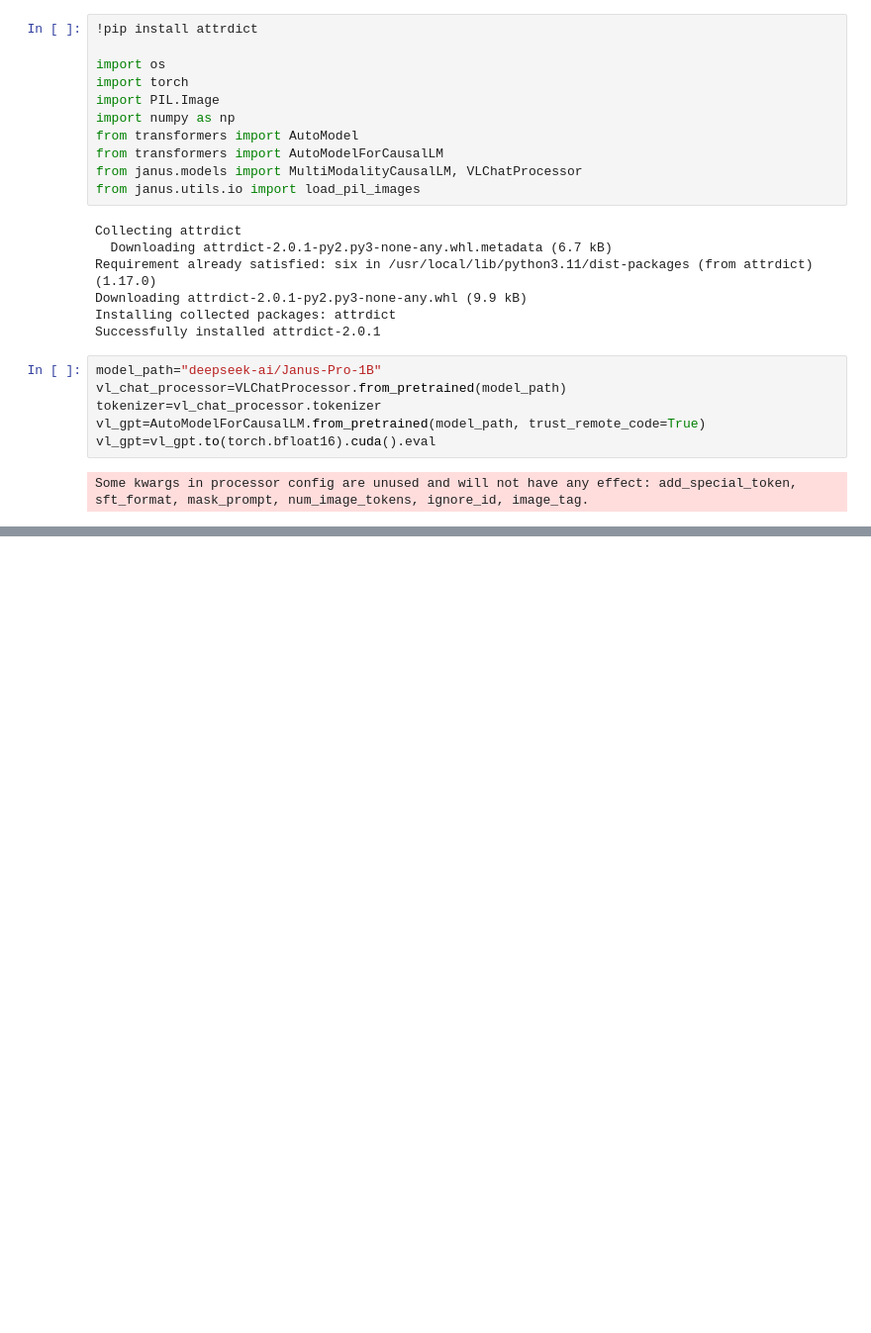
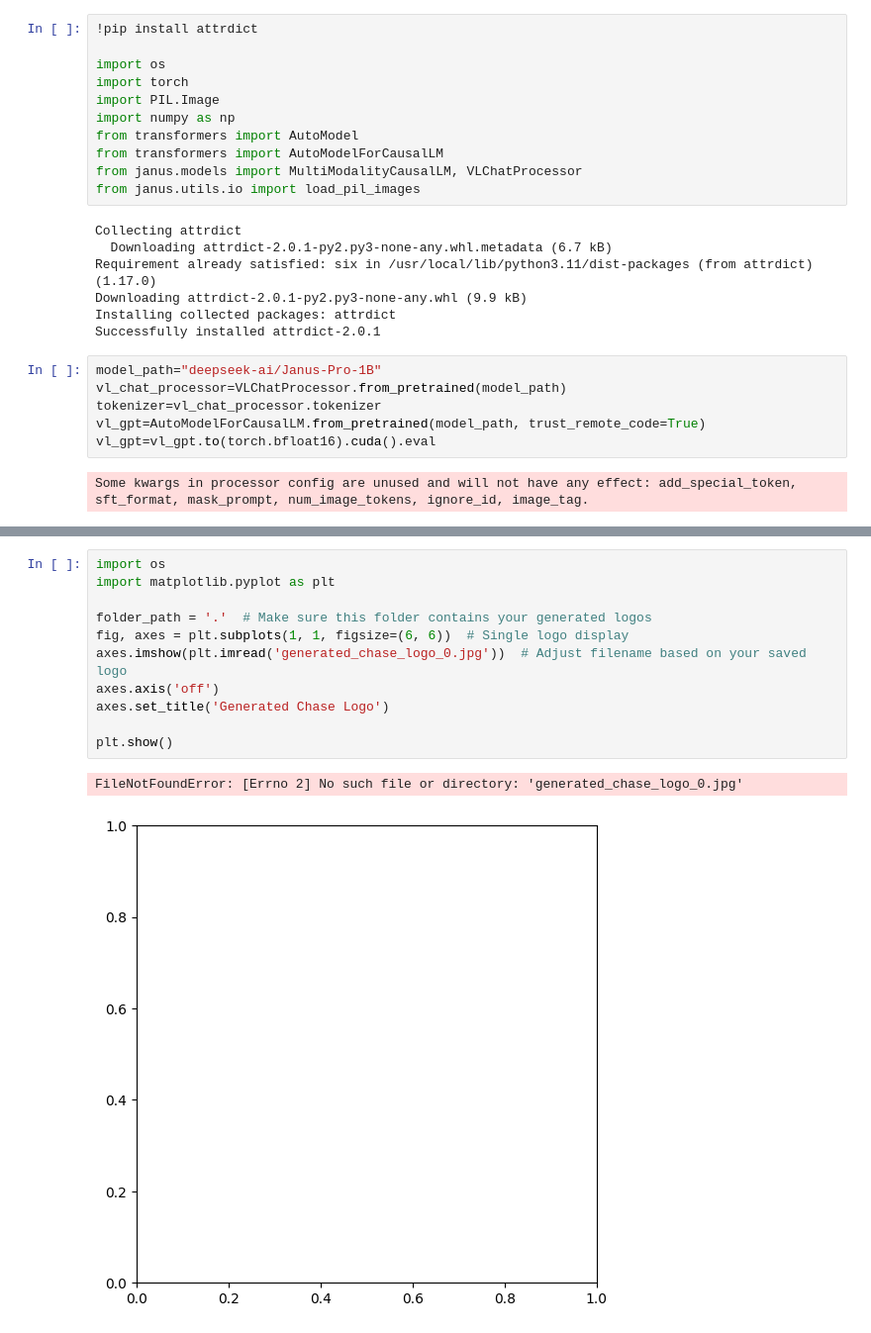
Before and after one commit to Advait-Joshi-svg/Colab, a Jupyter notebook: notebooks/Generate_images_with_Gemini_and_Vertex.ipynb, the cells around one changed output, grey strips where cells are left out. Shown at 99% size. Saved outputs shown, nothing was run; the diff lists cells and outputs as text; blank space fills up the shorter version.

```diff
--- a/notebooks/Generate_images_with_Gemini_and_Vertex.ipynb
+++ b/notebooks/Generate_images_with_Gemini_and_Vertex.ipynb
@@ -131,0 +168,14 @@ def generate(
+# %%
+import os
+import matplotlib.pyplot as plt
+
+folder_path = '.'  # Make sure this folder contains your generated logos
+fig, axes = plt.subplots(1, 1, figsize=(6, 6))  # Single logo display
+axes.imshow(plt.imread('generated_chase_logo_0.jpg'))  # Adjust filename based on your saved logo
+axes.axis('off')
+axes.set_title('Generated Chase Logo')
+
+plt.show()
+# %% [output]
+FileNotFoundError: [Errno 2] No such file or directory: 'generated_chase_logo_0.jpg'
+[figure, added]
```
Also changed, not shown: parts of 7 cells of this notebook.
